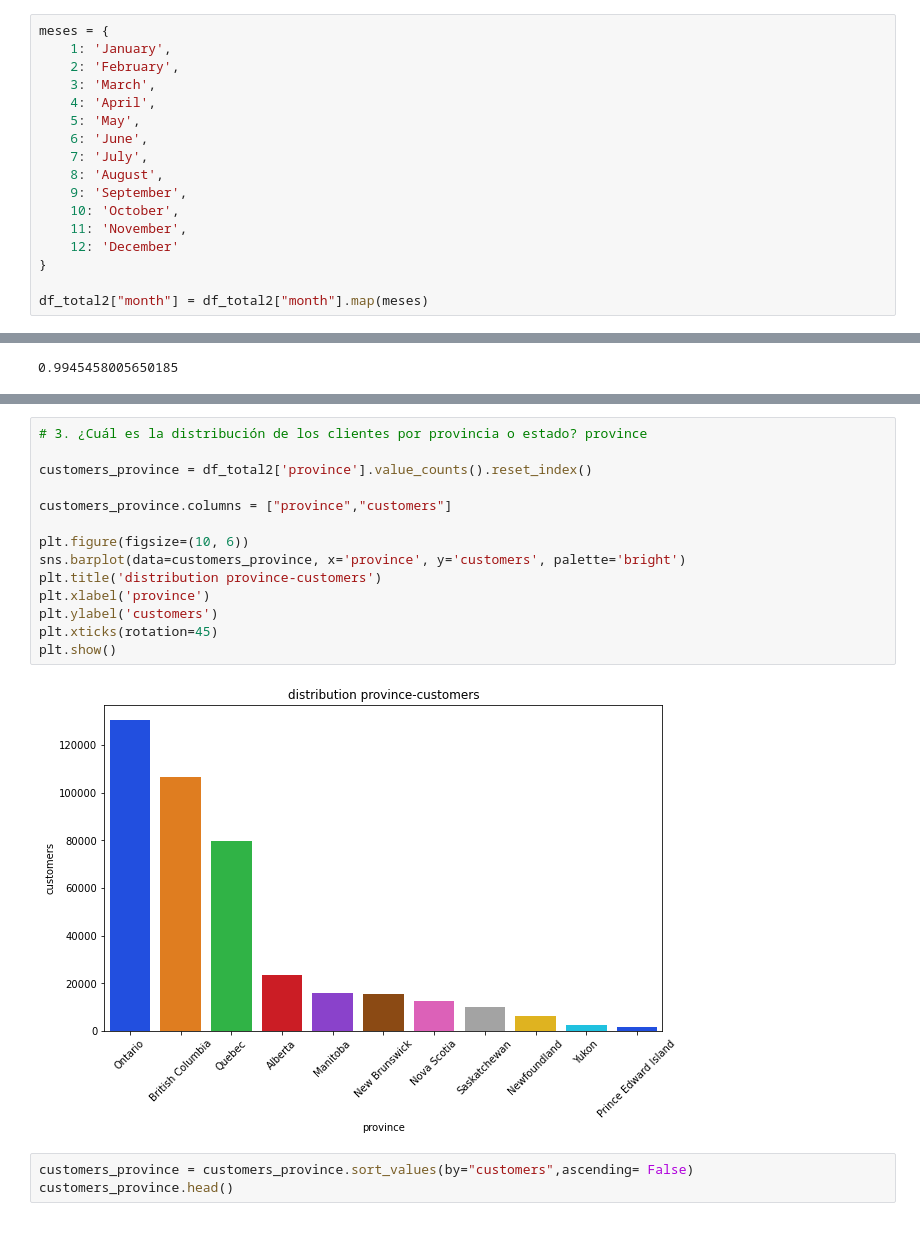
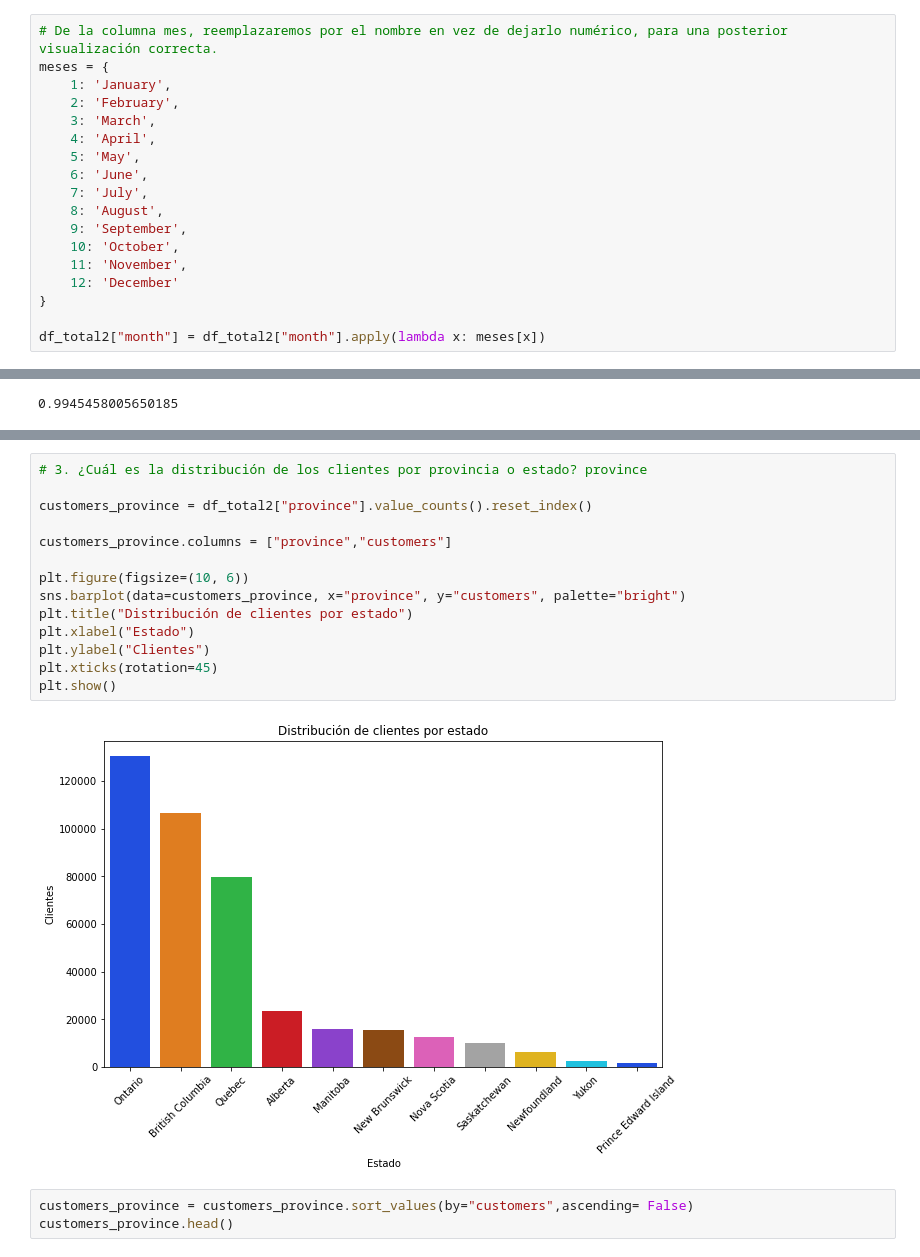
Before and after one commit to Adalab/bda-modulo-3-evaluacion-final-JohannaRL, a Jupyter notebook: evaluacion_final.ipynb, the cells around one changed output, grey strips where cells are left out. Saved outputs shown, nothing was run; the diff lists cells and outputs as text.

```diff
--- a/final.ipynb
+++ b/evaluacion_final.ipynb
@@ -199,4 +212,5 @@ Index(['loyalty_number', 'country', 'province', 'city', 'postal_code',
 # %%
+# De la columna mes, reemplazaremos por el nombre en vez de dejarlo numérico, para una posterior visualización correcta.
 meses = {
     1: 'January',
     2: 'February',
@@ -212,6 +226,6 @@ meses = {
     12: 'December'
 }
 
-df_total2["month"] = df_total2["month"].map(meses)
+df_total2["month"] = df_total2["month"].apply(lambda x: meses[x])
 # %%
 # Dado que el porcentaje de nulos en ambas es bastante alto pero no sabemos si es que no contestaron nunca los clientes y pueden seguir estando en la cia, los pondremos como desconocido.
@@ -365,19 +375,19 @@ plt.show()
 # %%
 # 3. ¿Cuál es la distribución de los clientes por provincia o estado? province
 
-customers_province = df_total2['province'].value_counts().reset_index()
+customers_province = df_total2["province"].value_counts().reset_index()
 
 customers_province.columns = ["province","customers"]
 
 plt.figure(figsize=(10, 6))
-sns.barplot(data=customers_province, x='province', y='customers', palette='bright')
-plt.title('distribution province-customers')
-plt.xlabel('province')
-plt.ylabel('customers')
+sns.barplot(data=customers_province, x="province", y="customers", palette="bright")
+plt.title("Distribución de clientes por estado")
+plt.xlabel("Estado")
+plt.ylabel("Clientes")
 plt.xticks(rotation=45)
 plt.show()
 # %% [output]
-[figure, old version]
+[figure, new version]
 # %%
 customers_province = customers_province.sort_values(by="customers",ascending= False)
 customers_province.head()
```
Also changed, not shown: parts of 36 cells of this notebook, 1 other file.
